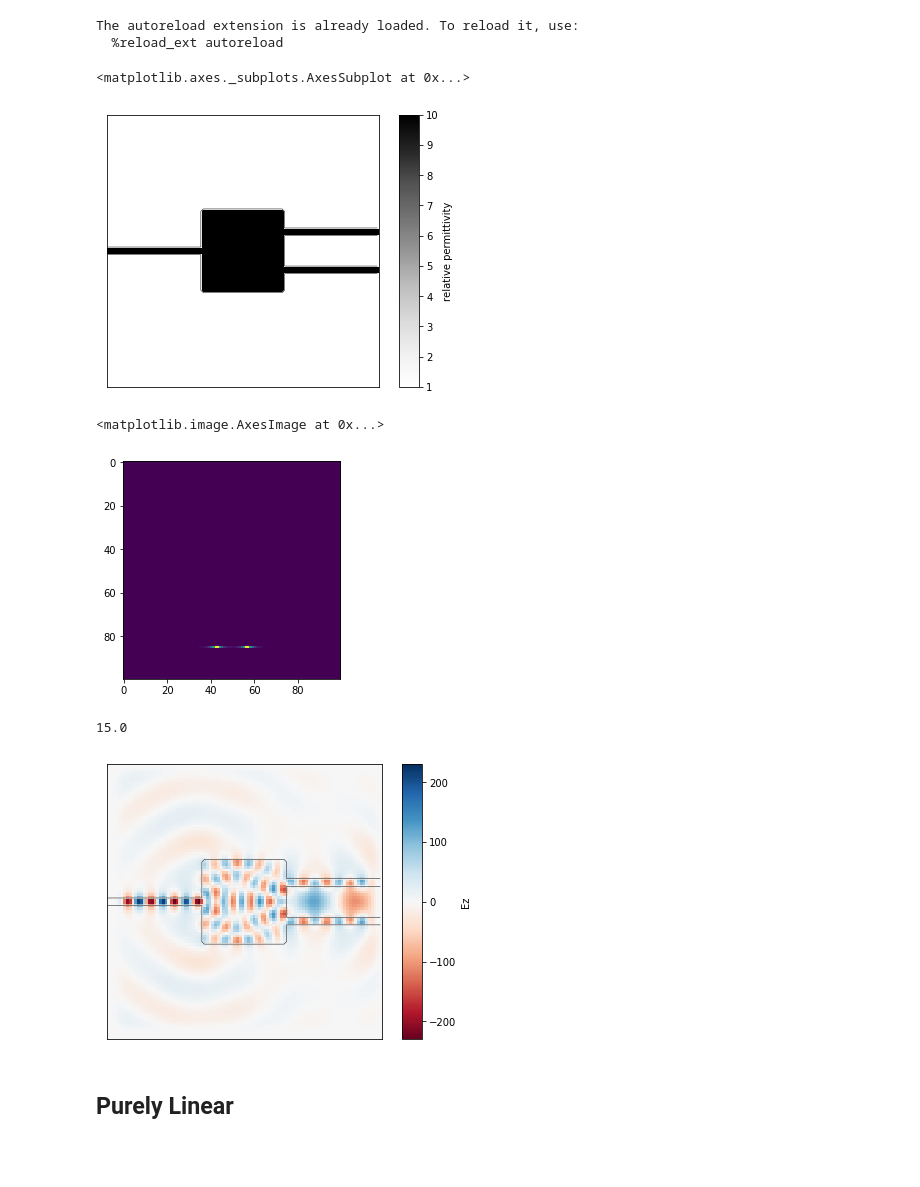
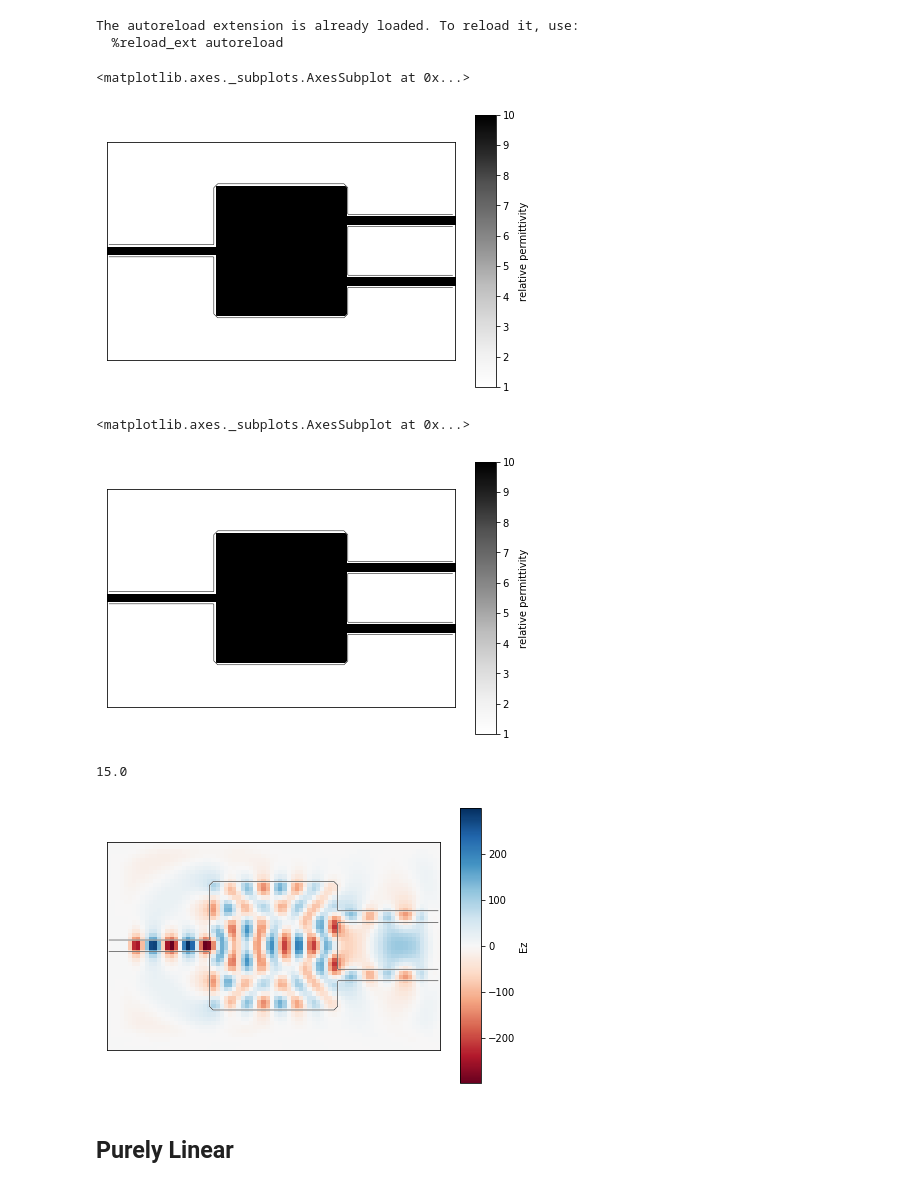
Before and after one commit to fancompute/angler, a Jupyter notebook: Notebooks/Three_Port.ipynb, the cells around one changed output. Cells and saved outputs as stored; diff of their text form; code cells hidden in the pictures; blank space fills up the shorter version.

```diff
--- a/Notebooks/Three_Port.ipynb
+++ b/Notebooks/Three_Port.ipynb
@@ -20,7 +20,10 @@ lambda0 = 2e-6
 c0 = 3e8
 omega = 2*np.pi*c0/lambda0  # angular frequency (2pi)
 dl = 1e-1                   # grid size (L0)
-shape = (100,100)           # shape of domain (in grids)
+Nx = 80
+Ny = 50
+nx, ny = int(Nx/2), int(Ny/2)
+shape = (Nx,Ny)           # shape of domain (in grids)
 NPML = [10, 10]             # number of pml grid points on x and y borders
 pol = 'Ez'                  # polarization (either 'Hz' or 'Ez')
 # %%
@@ -37,32 +40,32 @@ simulation = Fdfd(omega,eps_r,dl,NPML,pol)
 simulation.plt_eps()
 # %% [output]
 <matplotlib.axes._subplots.AxesSubplot at 0x...>
-[figure, old version]
+[figure, new version]
 # %%
 # set the modal source and probes
 
 # simulation to solve
 simulation = Fdfd(omega, eps_r, dl, NPML, 'Ez')
-simulation.add_mode(3.5, 'x', [15, 50], int(d/dl))
+simulation.add_mode(3.5, 'x', [15, ny], int(d/dl))
 simulation.setup_modes()
 simulation.src = simulation.src*40
 
 # top modal profile (kind of a hack, could be nice to get this without making a simulation())
 top = Fdfd(omega, eps_r, dl, NPML, 'Ez')
-top.add_mode(3.5, 'x', [85, 50+int(d/2/dl)], int(d/dl))
+top.add_mode(3.5, 'x', [Nx-15, ny+int(d/2/dl)], int(d/dl))
 top.setup_modes()
 J_top = np.abs(top.src)  # sometimes negative and sometimes positive. So I just abs it for consistency
 
 # bottom modal profile
 bot = Fdfd(omega, eps_r, dl, NPML, 'Ez')
-bot.add_mode(3.5, 'x', [85, 50-int(d/2/dl)], int(d/dl))
+bot.add_mode(3.5, 'x', [Nx-15, ny-int(d/2/dl)], int(d/dl))
 bot.setup_modes()
 J_bot = np.abs(bot.src)
 
-plt.imshow(J_bot + J_top)
+simulation.plt_eps()
 # %% [output]
-<matplotlib.image.AxesImage at 0x...>
+<matplotlib.axes._subplots.AxesSubplot at 0x...>
-[figure, old version]
+[figure, new version]
 # %%
 # set source and solve for electromagnetic fields
 print(d/dl)
@@ -73,7 +76,7 @@ print(d/dl)
 # plot linear field
 simulation.plt_re(outline=True, cbar=True);
 # %% [output]
-[figure, old version]
+[figure, new version]
 # %%
 # Define some parameters for the optimization
 eps_max = 5
```
Also changed, not shown: parts of 7 cells of this notebook.
